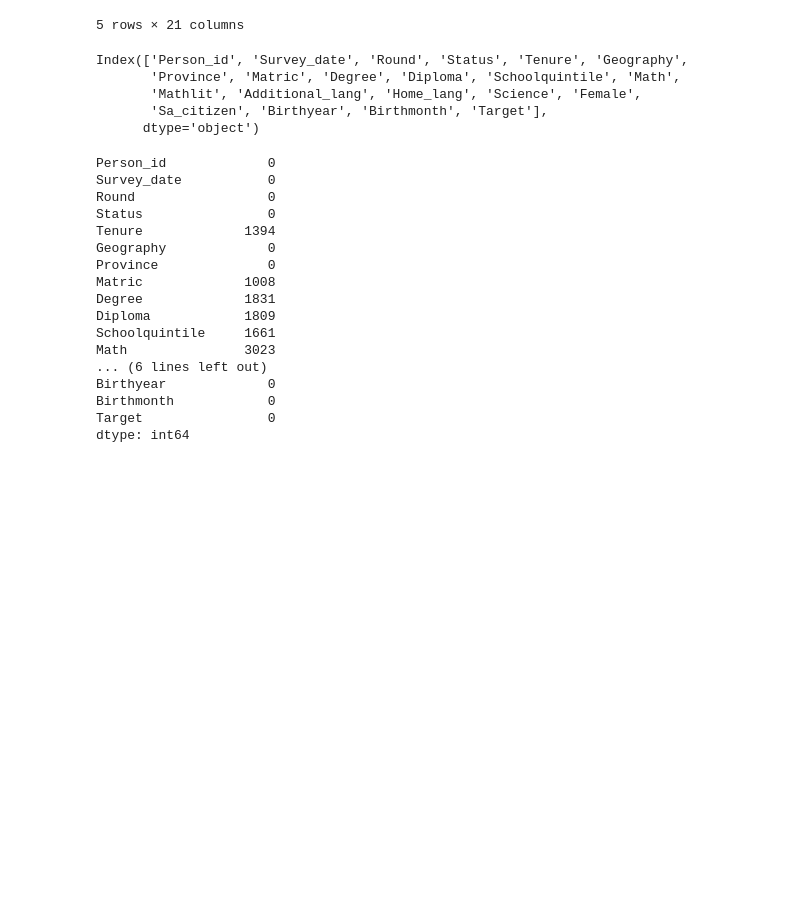
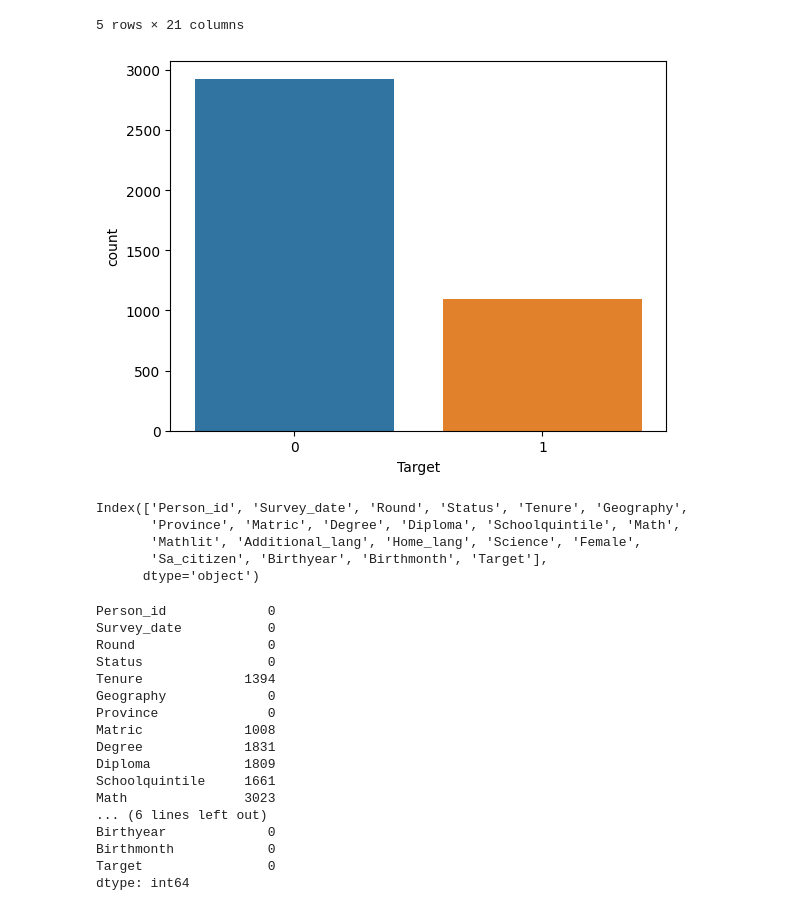
Before and after one commit to kibambe-0167/zindi-piyipc, a Jupyter notebook: app1.ipynb, the cells around one changed output. Cells and saved outputs as stored; diff of their text form; code cells hidden in the pictures; blank space fills up the shorter version.

```diff
--- a/app1.ipynb
+++ b/app1.ipynb
@@ -17,6 +19,11 @@ df.head()
 | 3 | Id_5ch3zwpdef | 2022-03-16 | 2 | unemployed | 810.0 | Urban | Eastern Cape | NaN | NaN | NaN | ... |
 | 4 | Id_g4elxibjej | 2023-03-22 | 4 | studying | NaN | Urban | Limpopo | NaN | NaN | NaN | ... |
 5 rows × 21 columns
+# %%
+sns.countplot(data=df, x="Target")
+plt.show()
+# %% [output]
+[figure, added]
 # %%
 df.columns
 # %% [output]
```
Also changed, not shown: parts of 9 cells of this notebook, 3 other files.
